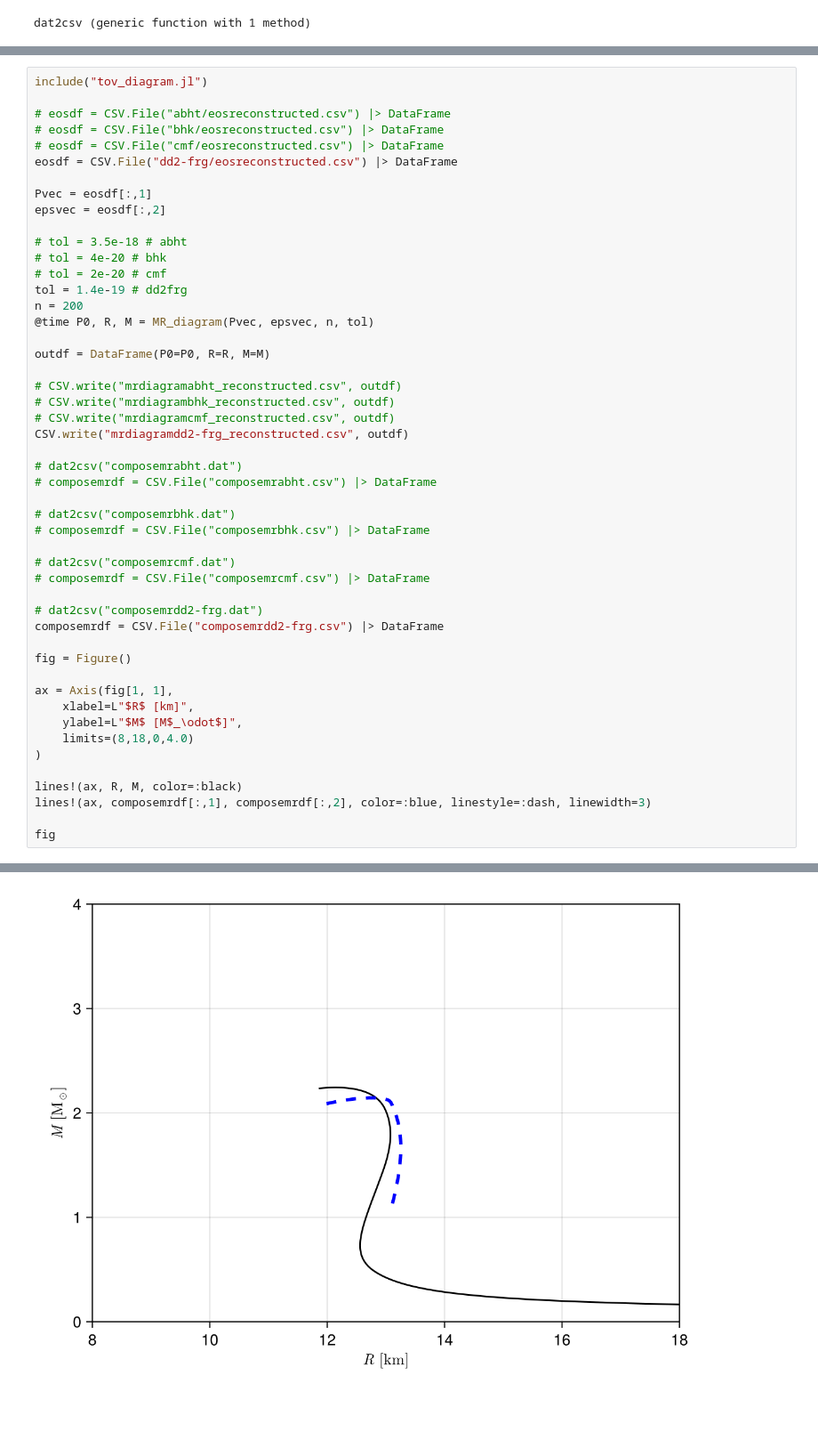
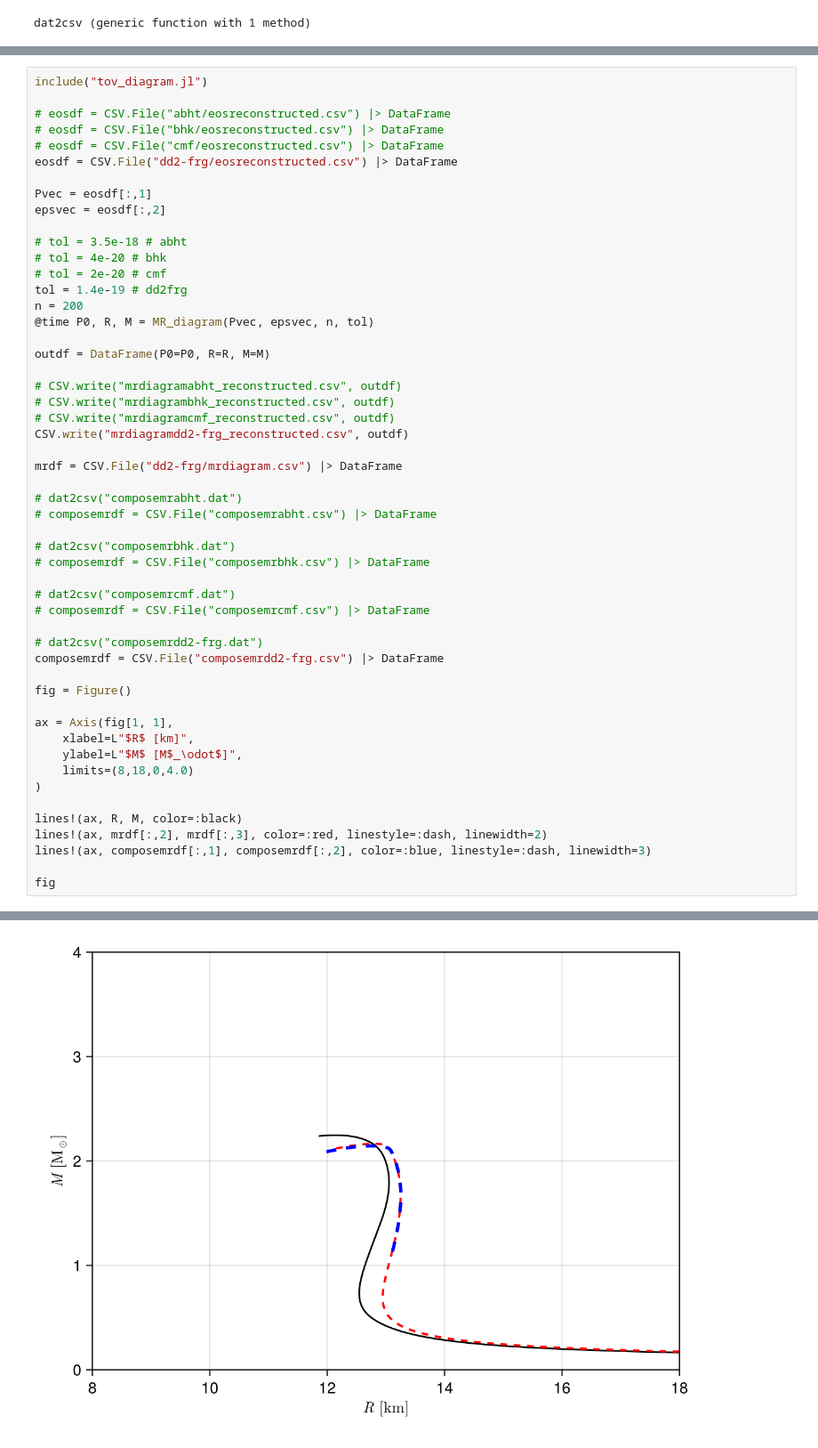
Before and after one commit to SunkPlane29/tov_arthur.jl, a Jupyter notebook: test.ipynb, the cells around one changed output, grey strips where cells are left out. Shown: that part at 89% size. Saved outputs shown, nothing was run; the diff lists cells and outputs as text; blank space fills up the shorter version.

```diff
--- a/test.ipynb
+++ b/test.ipynb
@@ -101,6 +101,8 @@ outdf = DataFrame(P0=P0, R=R, M=M)
 # CSV.write("mrdiagramcmf_reconstructed.csv", outdf)
 CSV.write("mrdiagramdd2-frg_reconstructed.csv", outdf)
 
+mrdf = CSV.File("dd2-frg/mrdiagram.csv") |> DataFrame
+
 # dat2csv("composemrabht.dat")
 # composemrdf = CSV.File("composemrabht.csv") |> DataFrame
 
@@ -122,6 +124,7 @@ ax = Axis(fig[1, 1],
 )
 
 lines!(ax, R, M, color=:black)
+lines!(ax, mrdf[:,2], mrdf[:,3], color=:red, linestyle=:dash, linewidth=2)
 lines!(ax, composemrdf[:,1], composemrdf[:,2], color=:blue, linestyle=:dash, linewidth=3)
 
 fig
@@ -130 +133 @@ fig
-[figure, old version]
+[figure, new version]
```
Also changed, not shown: parts of 2 cells of this notebook, 16 other files.
